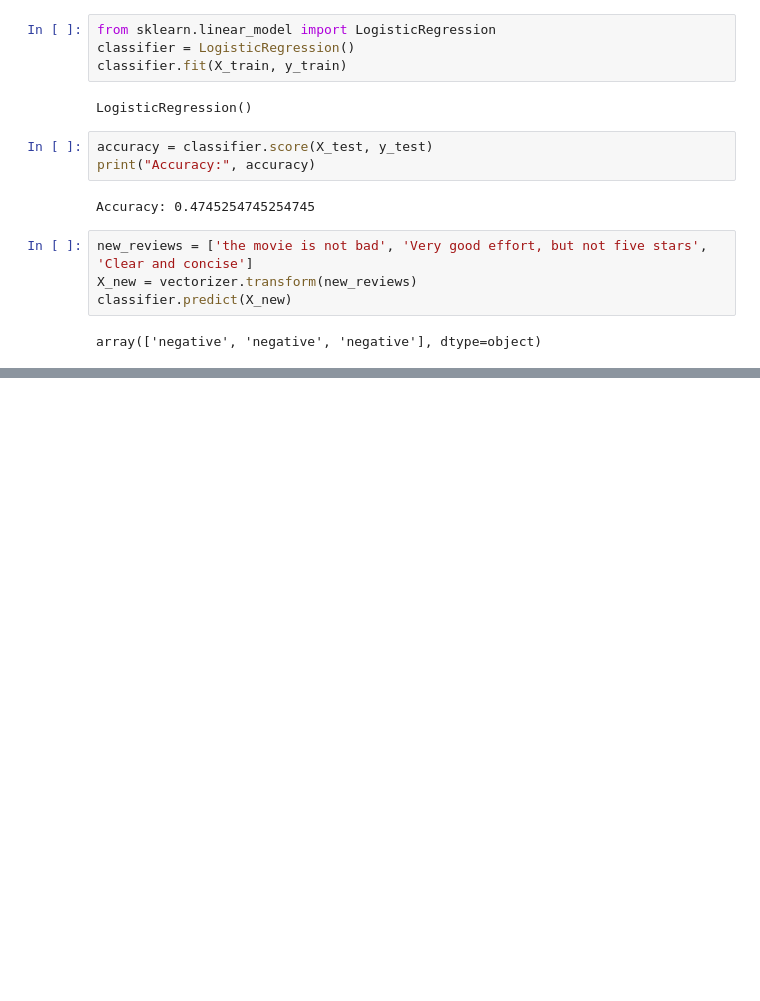
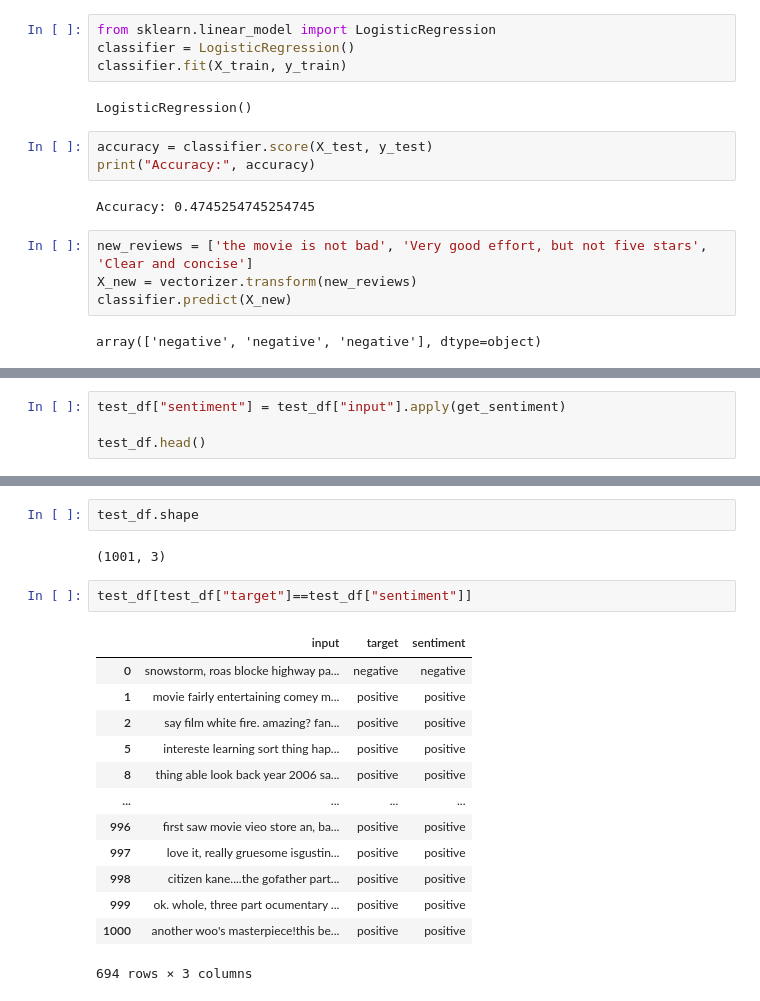
Before and after one commit to nopynospy/uipath-ai-tutorial, a Jupyter notebook: sentiment_analysis.ipynb, the cells around one changed output, grey strips where cells are left out. Drawn from its saved outputs; the diff is of its cells as text; blank space fills up the shorter version.

```diff
--- a/sentiment_analysis.ipynb
+++ b/sentiment_analysis.ipynb
@@ -100,0 +427,4 @@ array(['negative', 'negative', 'negative'], dtype=object)
+# %%
+test_df["sentiment"] = test_df["input"].apply(get_sentiment)
+
+test_df.head()
@@ -100,0 +438,20 @@ array(['negative', 'negative', 'negative'], dtype=object)
+# %%
+test_df.shape
+# %% [output]
+(1001, 3)
+# %%
+test_df[test_df["target"]==test_df["sentiment"]]
+# %% [output]
+|  | input | target | sentiment |
+| 0 | snowstorm, roas blocke highway pa... | negative | negative |
+| 1 | movie fairly entertaining comey m... | positive | positive |
+| 2 | say film white fire. amazing? fan... | positive | positive |
+| 5 | intereste learning sort thing hap... | positive | positive |
+| 8 | thing able look back year 2006 sa... | positive | positive |
+| ... | ... | ... | ... |
+| 996 | first saw movie vieo store an, ba... | positive | positive |
+| 997 | love it, really gruesome isgustin... | positive | positive |
+| 998 | citizen kane....the gofather part... | positive | positive |
+| 999 | ok. whole, three part ocumentary ... | positive | positive |
+| 1000 | another woo's masterpiece!this be... | positive | positive |
+694 rows × 3 columns
```
Also changed, not shown: parts of 24 cells of this notebook.
